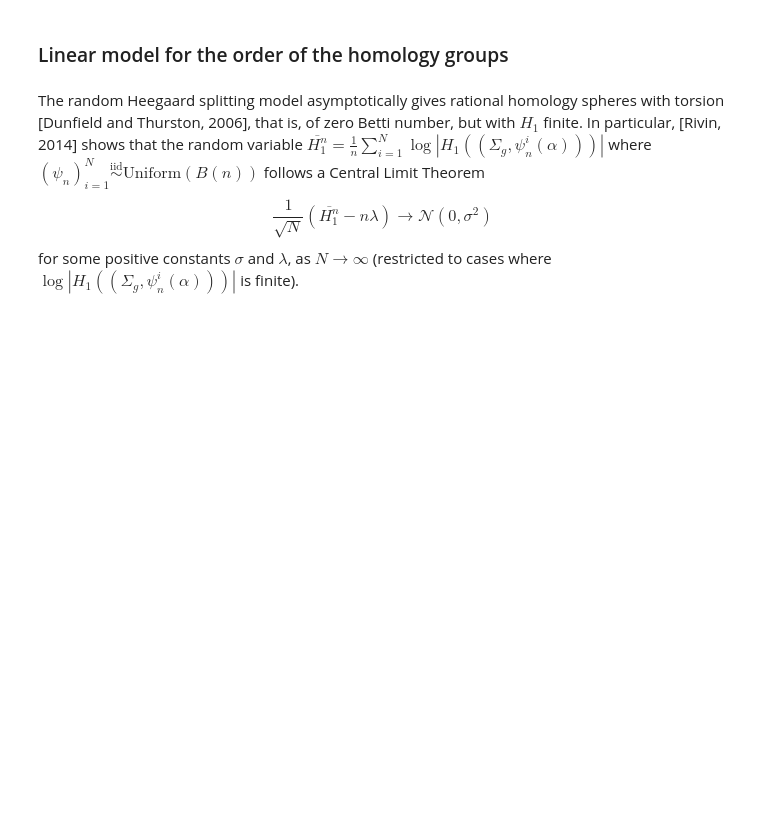
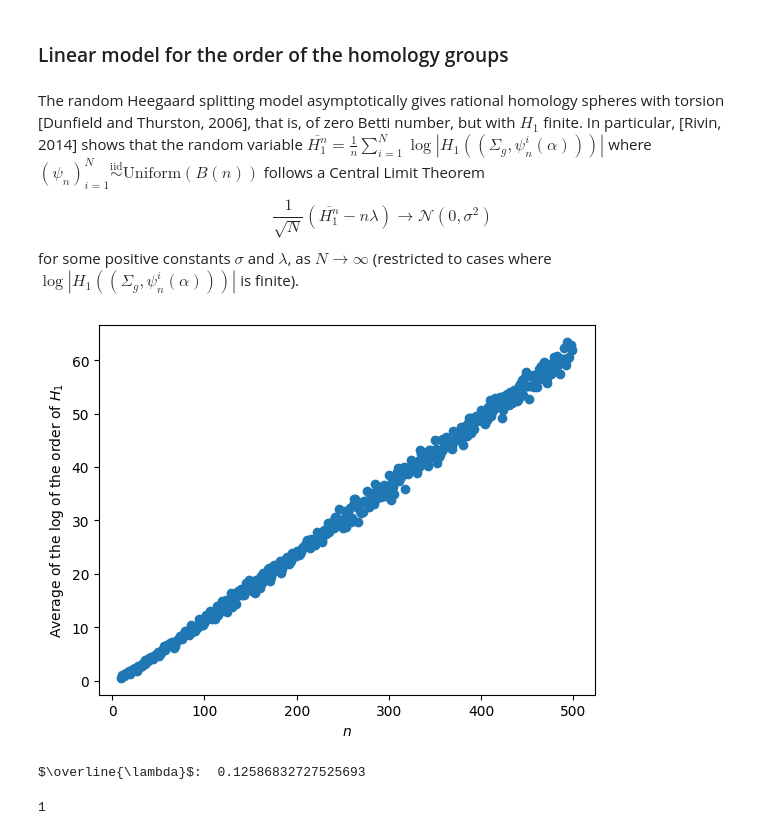
Before and after one commit to HLovisiEnnes/FHDpy, a Jupyter notebook: ExperimentsWithFHD.ipynb, the cells around one changed output. Drawn from its saved outputs; the diff is of its cells as text; code cells hidden in the pictures; blank space fills up the shorter version.

```diff
--- a/ExperimentsWithFHD.ipynb
+++ b/ExperimentsWithFHD.ipynb
@@ -343,7 +388,7 @@ generators_standard = {'a': SLP(['b*']),
                        'e': SLP(['d'])}
 generators_edge = {'a':['a'], 'b':['b'], 'c':['c'], 'd':['d'], 'e':['e']}
 
-gluing = double_torus.random_word(10)
+gluing = double_torus.random_word(100)
 
 print('Gluing: ', gluing)
 
@@ -532,27 +585,71 @@ for some positive constants $\sigma$ and $\lambda$, as $N\to \infty$ (restricted
 # %%
 reps = 30
 n_max = 500
 
 average_orders = []
 
-for n in range(10,n_max):
+for n in range(10, n_max):
     average_order = 0
     w = 0
     while w < reps:
         gluing = double_torus.random_word(n)
 
         fhd_diagram.reset()
         fhd_diagram.dehn_twist(gluing, compress = True)
 
         if (type(fhd_diagram.homology().order()) == int) and (fhd_diagram.homology().order() > 0):
             average_order += math.log(fhd_diagram.homology().order())
             w += 1
 
 
     average_orders.append(average_order/reps)
 
-plt.scatter(range(10,n_max), average_orders, c = 'darkred')
+plt.scatter(range(10, n_max), average_orders)
 plt.xlabel(r'$n$')
 plt.ylabel(r'Average of the log of the order of $H_1$')
 
 plt.show()
+# %% [output]
+[figure, added]
+# %%
+model = LinearRegression().fit(np.array(range(10, n_max)).reshape(-1,1), np.array(average_orders))
+print(r'$\overline{\lambda}$: ', model.coef_[0])
+# %% [output]
+$\overline{\lambda}$:  0.12586832727525693
+# %%
+reps = 30
+n_max = 500
+
+for r in [1, 2, 5, 10]:
+    # This takes time, so we will print r to keep track of how things are going.
+    print(r)
+    average_orders = []
+
+
+    for n in range(10, n_max):
+        average_order = 0
+        w = 0
+        while w < reps:
+            gluing =  ''
+            for _ in range(n):
+                gluing += double_torus.random_word(1) + '^' + str(random.randint(1, r))
+
+            fhd_diagram.reset()
+            fhd_diagram.dehn_twist(gluing, compress = False)
+
+            if (type(fhd_diagram.homology().order()) == int) and (fhd_diagram.homology().order() > 0):
+                average_order += math.log(fhd_diagram.homology().order())
+                w += 1
+
+
+        average_orders.append(average_order/reps)
+
+    plt.scatter(range(10, n_max), average_orders, label = r'$r = $' + str(r))
+
+plt.xlabel(r'$n$')
+plt.ylabel(r'Average of the log of the order of $H_1$')
+plt.legend()
+
+plt.show()
+# %% [output]
+1
```
Also changed, not shown: parts of 12 cells of this notebook.
